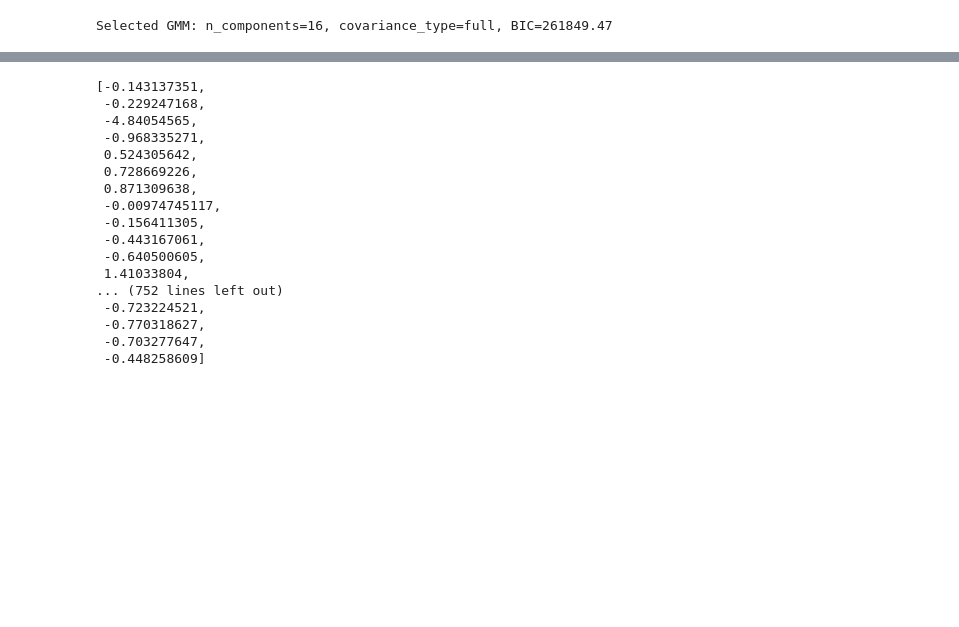
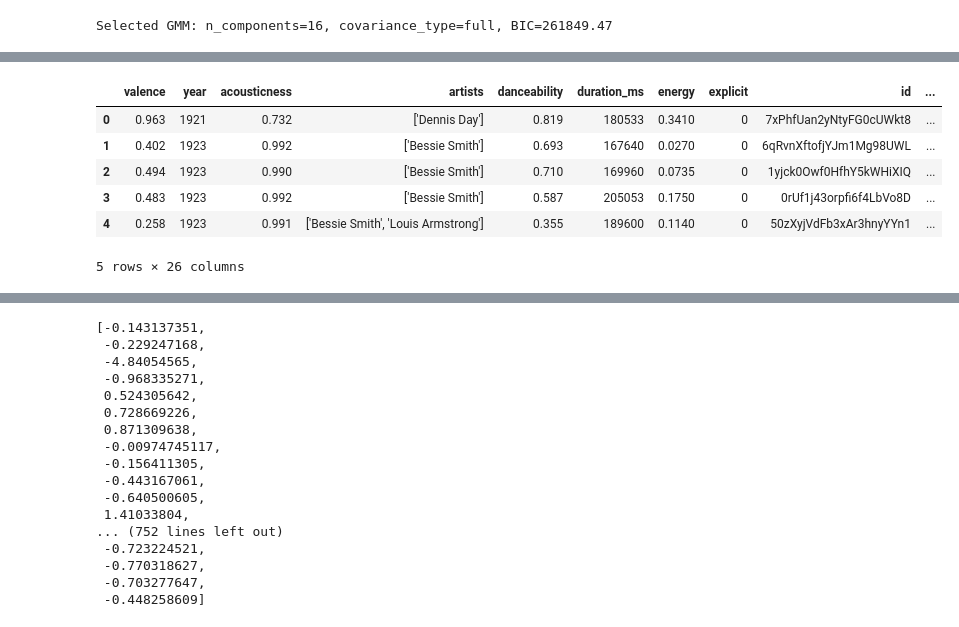
Before and after one commit to devyani-gauri/rhythmodoro, a Jupyter notebook: src/vectordb_creation.ipynb, the cells around one changed output, grey strips where cells are left out. Cells and saved outputs as stored; diff of their text form; code cells hidden in the pictures; blank space fills up the shorter version.

```diff
--- a/src/vectordb_creation.ipynb
+++ b/src/vectordb_creation.ipynb
@@ -277,7 +356,7 @@ clusters_conf = probs.max(axis=1)
 
 embedded_music_data['vibe_cluster'] = clusters_hard
 embedded_music_data['vibe_conf'] = clusters_conf
-embedded_music_data['blended'] = embedded_music_data['vibe_conf'] < 0.60
+embedded_music_data['blended'] = embedded_music_data['vibe_conf'] < 0.45
 
 # Profile clusters in original feature space (using hard assignments)
 cluster_profiles = {}
@@ -306,8 +385,9 @@ Selected GMM: n_components=16, covariance_type=full, BIC=261849.47
 # %%
 # Ensure Ollama is running and a local model is available (pull if missing)
 import os, time, requests
+os.environ["OLLAMA_MODEL"] = "qwen2.5:3b-instruct"
 OLLAMA_HOST = os.getenv("OLLAMA_HOST", "http://localhost:11434")
-PREFERRED_MODELS = ["llama3.2:3b-instruct", "phi3:mini", "qwen2.5:3b-instruct"]
+PREFERRED_MODELS = ["qwen2.5:3b-instruct"]
 
 def ollama_up(base: str) -> bool:
     try:
@@ -524,0 +736,10 @@ Vibe clusters: {0: 'Vibe 0', 1: 'Vibe 1', 2: 'Vibe 2', 3: 'Vibe 3', 4: 'Vibe 4',
+# %%
+embedded_music_data.head()
+# %% [output]
+|  | valence | year | acousticness | artists | danceability | duration_ms | energy | explicit | id | ... |
+| 0 | 0.963 | 1921 | 0.732 | ['Dennis Day'] | 0.819 | 180533 | 0.3410 | 0 | 7xPhfUan2yNtyFG0cUWkt8 | ... |
+| 1 | 0.402 | 1923 | 0.992 | ['Bessie Smith'] | 0.693 | 167640 | 0.0270 | 0 | 6qRvnXftofjYJm1Mg98UWL | ... |
+| 2 | 0.494 | 1923 | 0.990 | ['Bessie Smith'] | 0.710 | 169960 | 0.0735 | 0 | 1yjck0Owf0HfhY5kWHiXIQ | ... |
+| 3 | 0.483 | 1923 | 0.992 | ['Bessie Smith'] | 0.587 | 205053 | 0.1750 | 0 | 0rUf1j43orpfi6f4LbVo8D | ... |
+| 4 | 0.258 | 1923 | 0.991 | ['Bessie Smith', 'Louis Armstrong'] | 0.355 | 189600 | 0.1140 | 0 | 50zXyjVdFb3xAr3hnyYYn1 | ... |
+5 rows × 26 columns
```
Also changed, not shown: parts of 10 cells of this notebook, 2 other files.
